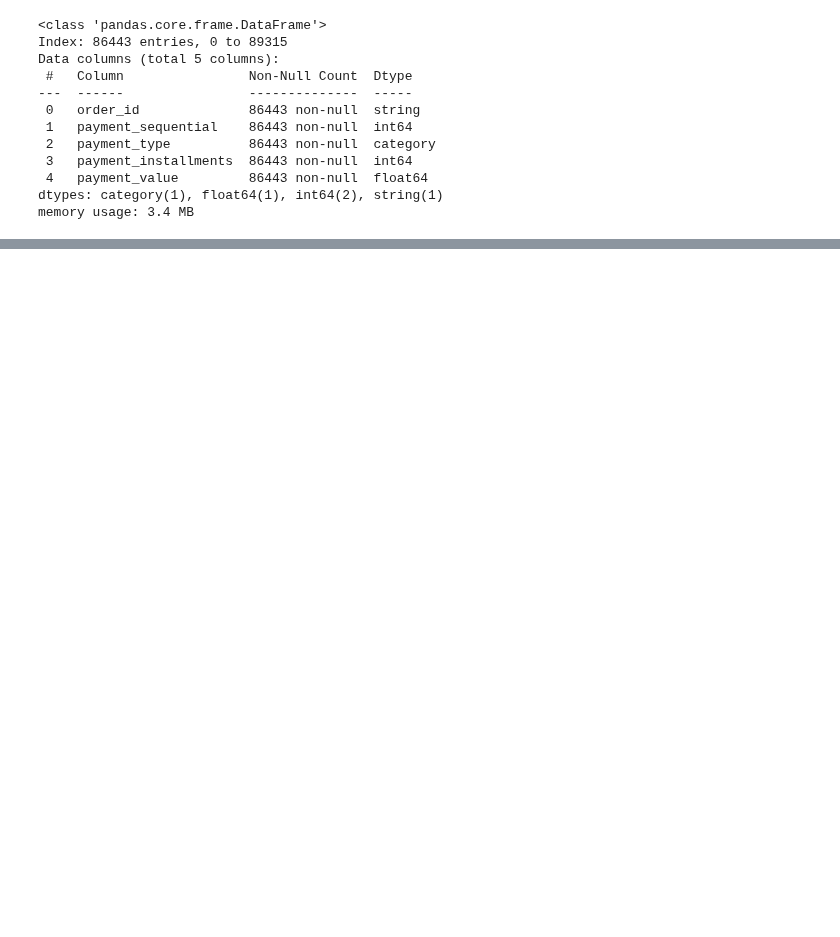
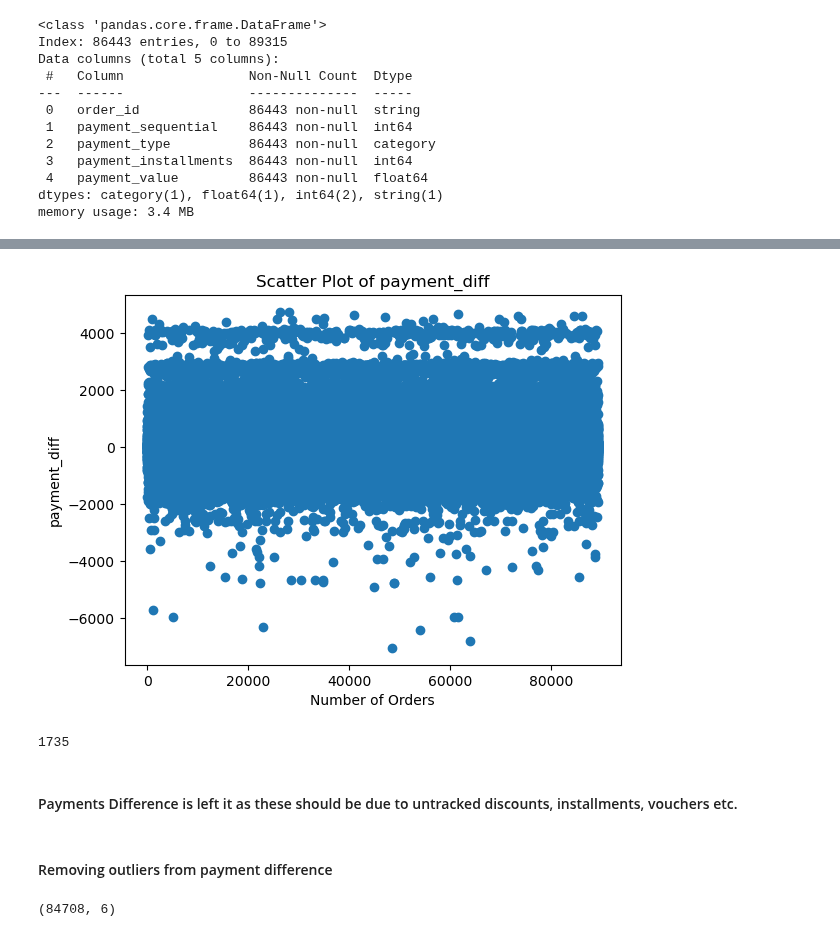
Before and after one commit to JatinY459/ecommerce-data-analysis, a Jupyter notebook: notebooks/02_data_cleaning.ipynb, the cells around one changed output, grey strips where cells are left out. Cells and saved outputs as stored; diff of their text form; code cells hidden in the pictures; blank space fills up the shorter version.

```diff
--- a/notebooks/02_data_cleaning.ipynb
+++ b/notebooks/02_data_cleaning.ipynb
@@ -657,0 +701,16 @@ memory usage: 3.4 MB
+# %%
+plt.scatter(payments.index, payments['payment_diff'])
+plt.title('Scatter Plot of payment_diff')
+plt.xlabel('Number of Orders')
+plt.ylabel('payment_diff')
+plt.show()
+# %% [output]
+[figure, added]
+# %%
+len(payments[abs(payments['payment_diff']) > 2500])
+# %% [output]
+1735
+# %% [markdown]
+ #### Payments Difference is left it as these should be due to untracked discounts, installments, vouchers etc.
+# %% [markdown]
+#### Removing outliers from payment difference
@@ -657,0 +725,4 @@ memory usage: 3.4 MB
+# %%
+payments.shape
+# %% [output]
+(84708, 6)
```
Also changed, not shown: parts of 13 cells of this notebook.
